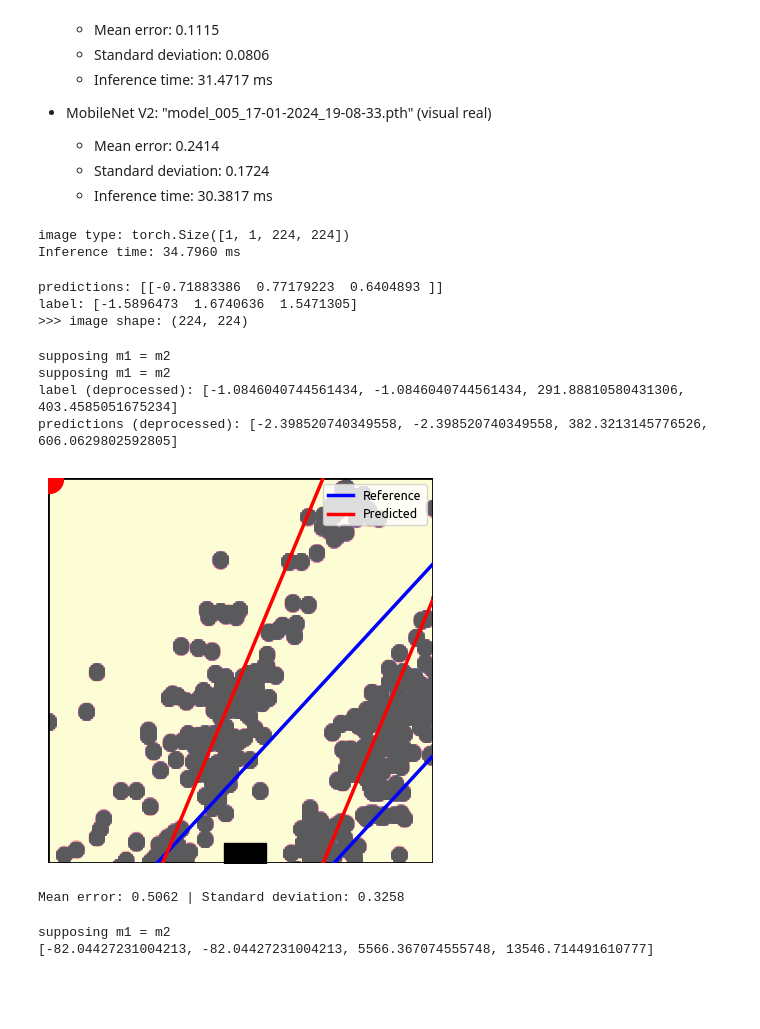
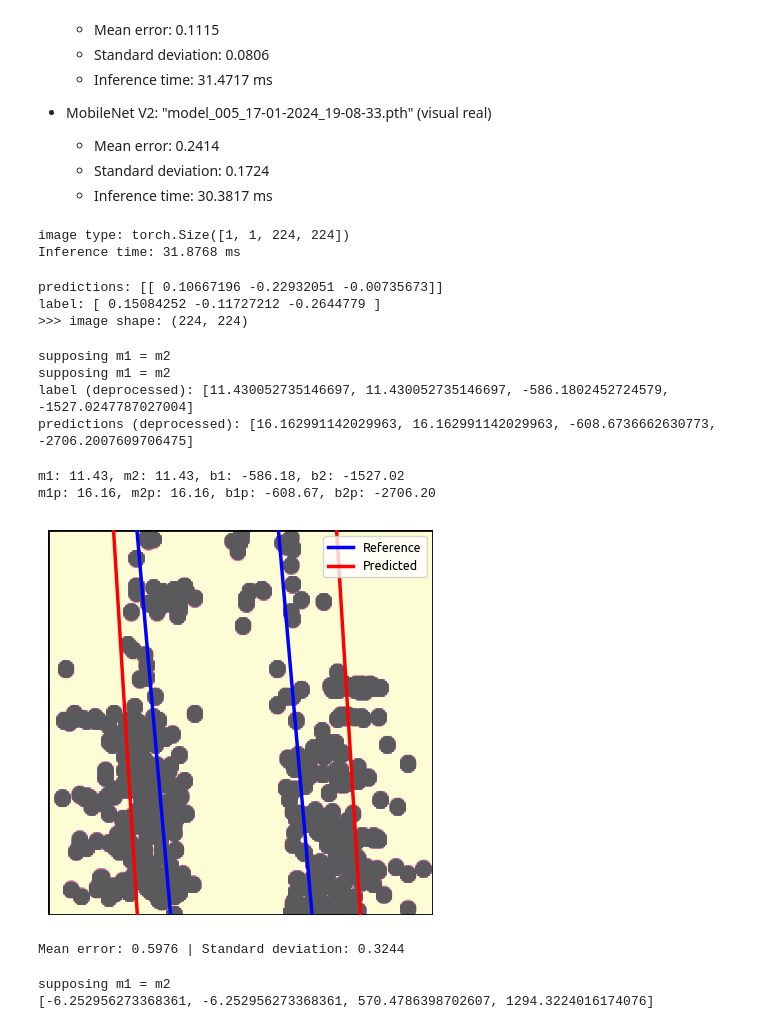
Before and after one commit to Felipe-Tommaselli/nn_lidar_perception, a Jupyter notebook: src/nn_test.ipynb, the cells around one changed output. Saved outputs shown, nothing was run; the diff lists cells and outputs as text; code cells hidden in the pictures; blank space fills up the shorter version.

```diff
--- a/src/nn_test.ipynb
+++ b/src/nn_test.ipynb
@@ -30,7 +31,7 @@ BATCH_SIZE = 50
 def getData(csv_path, train_path, batch_size=BATCH_SIZE, num_workers=0):
     ''' get images from the folder (assets/images) and return a DataLoader object '''
 
-    dataset = NnDataLoader(csv_path, train_path)
+    dataset = TestNnDataLoader(csv_path, train_path)
 
     train_size, val_size = int(0.8*len(dataset)), np.ceil(0.2*len(dataset)).astype('int')
     train_dataset, val_dataset = torch.utils.data.random_split(dataset, [train_size, val_size])
@@ -50,7 +51,7 @@ def getData(csv_path, train_path, batch_size=BATCH_SIZE, num_workers=0):
 
 
 #! Navigate back one directory
-#! os.chdir('..')
+#!os.chdir('..')
 
 cwd = os.getcwd()
 print("Current working directory:", cwd)
@@ -166,7 +166,7 @@ nn.Linear(512, 3)
 
 # Moving the model to the device (GPU/CPU)
 # model = model.to(device)
-path = os.getcwd() + '/models/' + '/model_0001_29-01-2024_18-11-40.pth'
+path = os.getcwd() + '/models/' + '/model_0005_30-01-2024_02-31-35.pth'
 checkpoint = torch.load(path, map_location='cpu')  # Load to CPU
 model.load_state_dict(checkpoint)
 #model.load_state_dict(torch.load(path), map_location=device)
@@ -239,7 +239,7 @@ end_time = time.time()
 print('Inference time: {:.4f} ms'.format((end_time - start_time)*1000))
 # %% [output]
 image type: torch.Size([1, 1, 224, 224])
-Inference time: 34.7960 ms
+Inference time: 31.8768 ms
 # %%
 # convert the predictions to numpy array
 predictions = predictions.to('cpu').cpu().detach().numpy()
@@ -258,8 +258,8 @@ print('label:', label[0])
 
 print('>>> image shape:', image.shape)
 # %% [output]
-predictions: [[-0.71883386  0.77179223  0.6404893 ]]
-label: [-1.5896473  1.6740636  1.5471305]
+predictions: [[ 0.10667196 -0.22932051 -0.00735673]]
+label: [ 0.15084252 -0.11727212 -0.2644779 ]
 >>> image shape: (224, 224)
 # %%
 label = PreProcess.deprocess(image=image, label=label[0].tolist())
@@ -270,8 +270,8 @@ print('predictions (deprocessed):', predictions)
 # %% [output]
 supposing m1 = m2
 supposing m1 = m2
-label (deprocessed): [-1.0846040744561434, -1.0846040744561434, 291.88810580431306, 403.4585051675234]
-predictions (deprocessed): [-2.398520740349558, -2.398520740349558, 382.3213145776526, 606.0629802592805]
+label (deprocessed): [11.430052735146697, 11.430052735146697, -586.1802452724579, -1527.0247787027004]
+predictions (deprocessed): [16.162991142029963, 16.162991142029963, -608.6736662630773, -2706.2007609706475]
 # %%
 # line equations explicitly
 
@@ -291,43 +291,45 @@ m1p, m2p, b1p, b2p = predictions
 # get the x and y coordinates of the lines
 y1p = m1p*x + b1p
 y2p = m2p*x + b2p
+
+print(f'm1: {m1:.2f}, m2: {m2:.2f}, b1: {b1:.2f}, b2: {b2:.2f}')
+print(f'm1p: {m1p:.2f}, m2p: {m2p:.2f}, b1p: {b1p:.2f}, b2p: {b2p:.2f}')
+# %% [output]
+m1: 11.43, m2: 11.43, b1: -586.18, b2: -1527.02
+m1p: 16.16, m2p: 16.16, b1p: -608.67, b2p: -2706.20
 # %%
 fig, ax = plt.subplots(figsize=(8, 5), frameon=True)
 
 linewidth = 2.5
 
 # plot the lines
 ax.plot(x, y1, color='blue', label='Reference', linewidth=linewidth)
 ax.plot(x, y2, color='blue', linewidth=linewidth)
 
 ax.plot(x, y1p, color='red', label='Predicted', linewidth=linewidth)
 ax.plot(x, y2p, color='red', linewidth=linewidth)
 
-# Plot a red circle at (0, 0)
-ax.plot(0, 0, 'ro', markersize=20)
-
-# Plot a black square at (114, -20)
-ax.plot(114, 224, 'ks', markersize=30)
-
+#ax.plot(0, 0, 'ro', markersize=20)
+#ax.plot(114, 224, 'ks', markersize=30)
 
 # Customize the title
 # title_font = {'family': 'Ubuntu', 'color': 'black', 'weight': 'bold', 'size': 18}
 # plt.title('Inference Results', fontdict=title_font)
 
 # Add a white rectangle to create a border
 border_style = dict(facecolor='none', edgecolor='black', linewidth=2)
 ax.add_patch(plt.Rectangle((0, 0), 1, 1, **border_style, transform=ax.transAxes))
 
 # legend
 plt.legend(loc='upper right', prop={'size': 9, 'family': 'Ubuntu'})
 
 # show the image
 im = ax.imshow(image, cmap='magma', norm=PowerNorm(gamma=16), alpha=0.65)
 ax.axis('off')
 
 plt.show()
 # %% [output]
-[figure, old version]
+[figure, new version]
 # %%
 import random
 N = 100  # Number of runs
@@ -364,7 +366,7 @@ std_dev = np.std(errors)
 
 print(f'Mean error: {mean_error:.4f} | Standard deviation: {std_dev:.4f}')
 # %% [output]
-Mean error: 0.5062 | Standard deviation: 0.3258
+Mean error: 0.5976 | Standard deviation: 0.3244
 # %%
 # Extract the first, second, and third values from the lines_values list
 first_values = [value[0] for value in lines_values]
@@ -381,4 +383,4 @@ means = PreProcess.deprocess(image=image, label=[mean_first, mean_second, mean_t
 print(means)
 # %% [output]
 supposing m1 = m2
-[-82.04427231004213, -82.04427231004213, 5566.367074555748, 13546.714491610777]
+[-6.252956273368361, -6.252956273368361, 570.4786398702607, 1294.3224016174076]
```
Also changed, not shown: parts of 2 cells of this notebook, 2 other files.
